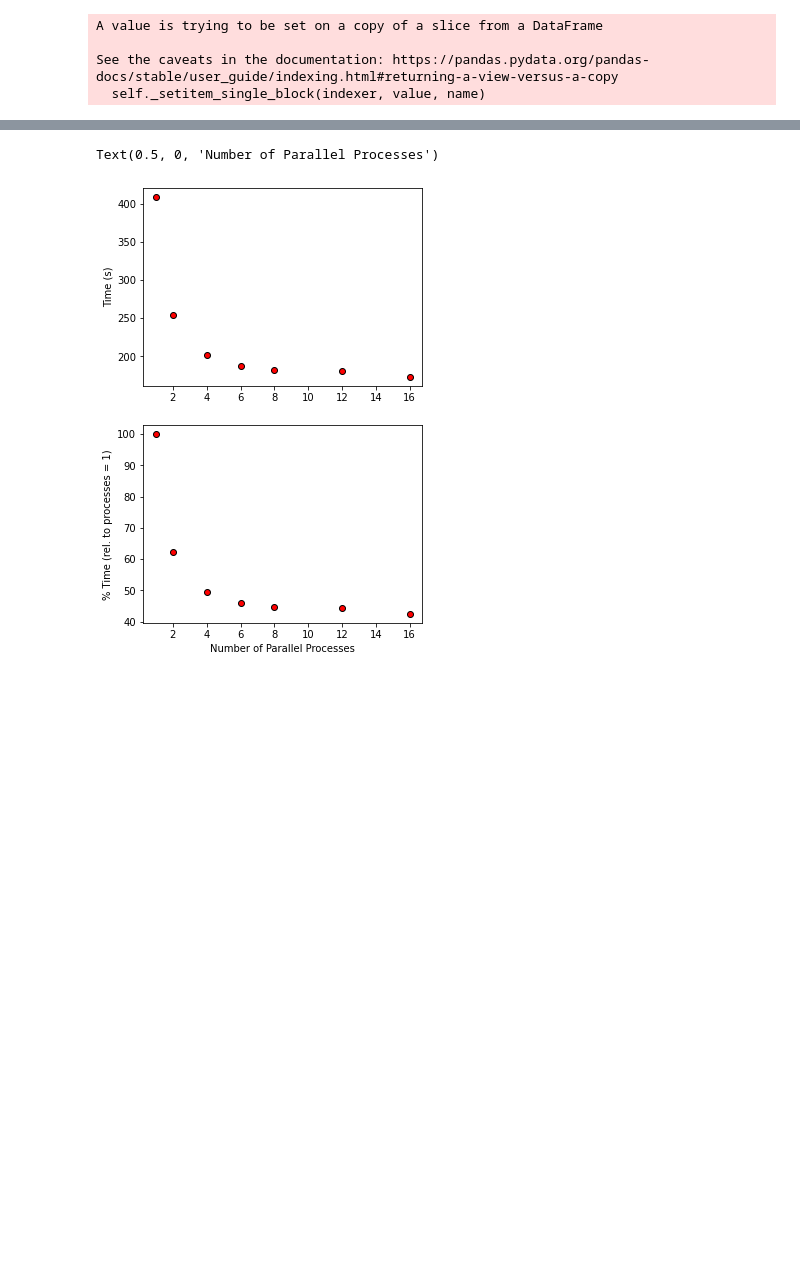
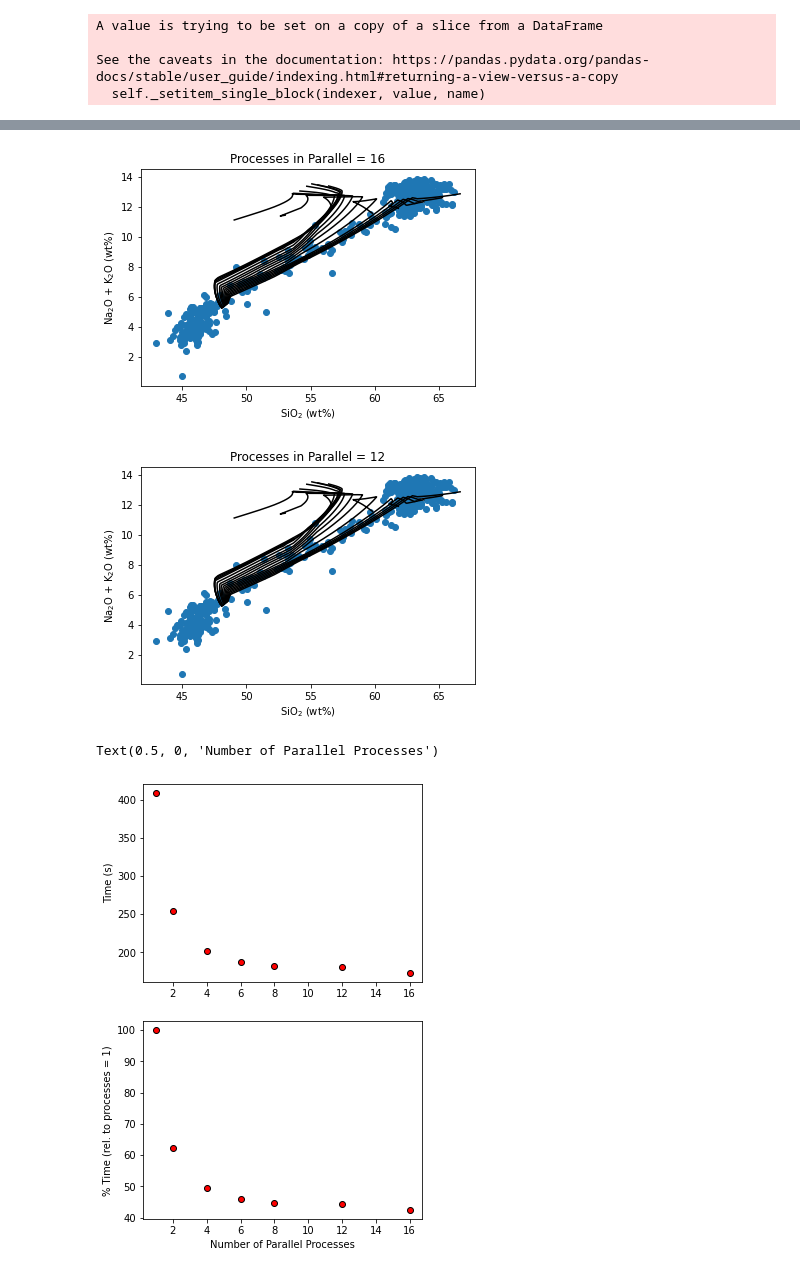
Before and after one commit to gleesonm1/PetThermoTools, a Jupyter notebook: Examples/CrystallisationTests/AzoresCrystallisation.ipynb, the cells around one changed output, grey strips where cells are left out. Cells and saved outputs as stored; diff of their text form; code cells hidden in the pictures; blank space fills up the shorter version.

```diff
--- a/Examples/CrystallisationTests/AzoresCrystallisation.ipynb
+++ b/Examples/CrystallisationTests/AzoresCrystallisation.ipynb
@@ -47,4 +47,4 @@ Comp['MnO'] = 0.0
 Comp['CO2'] = 0.0
 Comp['H2O'] = 1.0
 Comp = {str(key) + '_Liq': val for key, val in Comp.items()}
-Comp['Fe3Fet'] = 0.15
+#Comp['Fe3Fet'] = 0.15
@@ -75,0 +51,5 @@ Results
+# %%
+# example of performing a single calculation
+P = 1000
+Results = M.multi_iso_crystallise(Model = "MELTSv1.0.2", comp = Comp, Frac_solid = True, Frac_fluid = True,
+                         T_start_C = 1200, T_end_C = 750, dt_C = 5, P_path_bar = P, Fe3Fet_Liq = 0.15, find_liquidus = True)
@@ -76,24 +76,27 @@ Results
 # %%
 P = np.linspace(1000, 8000, 16)
 # %%
-Core = np.array([16, 12, 8, 6, 4, 2, 1])
+Core = np.array([16, 12])#, 8, 6, 4, 2, 1])
 Time = np.zeros(len(Core))
 for i in range(len(Core)):
     Start = time.time()
     Results = M.multi_iso_crystallise(cores = Core[i], Model = "MELTSv1.0.2", comp = Comp, Frac_solid = True, Frac_fluid = True,
-                             T_start_C = 1200, T_end_C = 750, dt_C = 2, P_bar = P, find_liquidus = True)
+                             T_start_C = 1200, T_end_C = 750, dt_C = 2, P_path_bar = P, find_liquidus = True)
     Time[i] = time.time() - Start
 
     f, a = plt.subplots(1,1)
     a.plot(Azores['SiO2'][Azores['Location'] == Loc], Azores['Na2O'][Azores['Location'] == Loc] +
           Azores['K2O'][Azores['Location'] == Loc], 'o', label = Loc)
 
     a.set_title('Processes in Parallel = ' + str(Core[i]))
     a.set_xlabel('SiO$_{2}$ (wt%)')
     a.set_ylabel('Na$_{2}$O + K$_{2}$O (wt%)')
 
     for R in Results:
         a.plot(Results[R]['All']['SiO2_Liq'], Results[R]['All']['Na2O_Liq'] + Results[R]['All']['K2O_Liq'], '-k')
+# %% [output]
+[figure, added]
+[figure, added]
 # %%
 f, a = plt.subplots(2,1, figsize = (5, 8))
 a[0].plot(Core, Time, 'ok', markerfacecolor = 'red')
```
Also changed, not shown: parts of 5 cells of this notebook, 9 other files.
